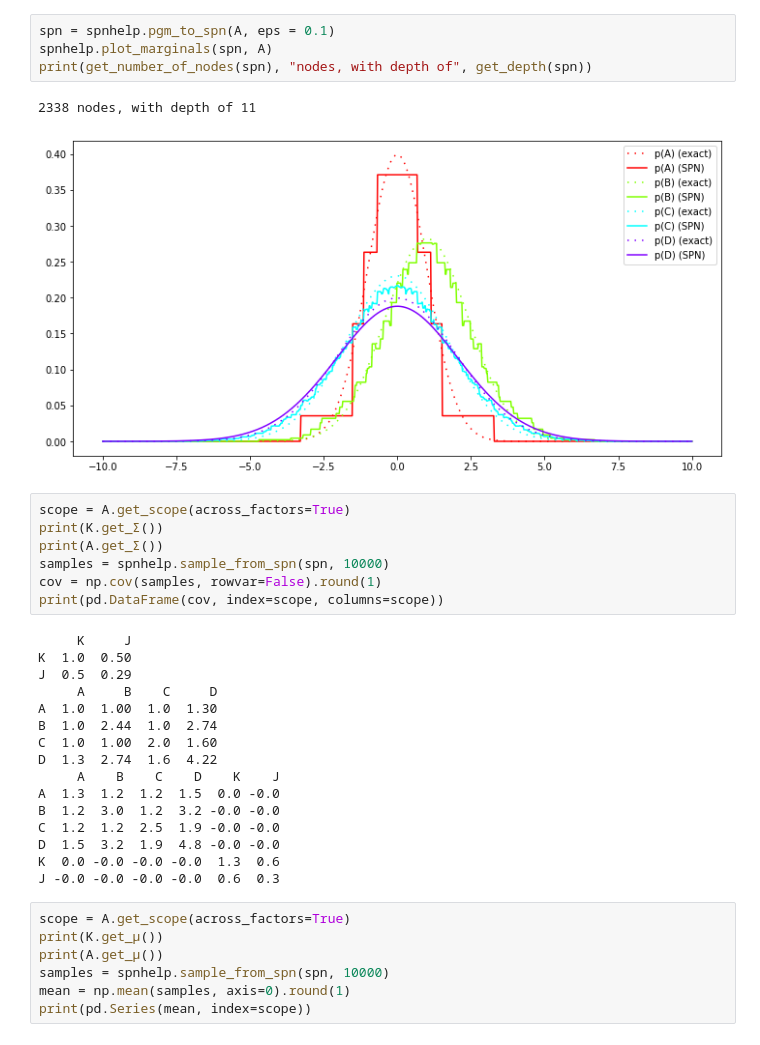
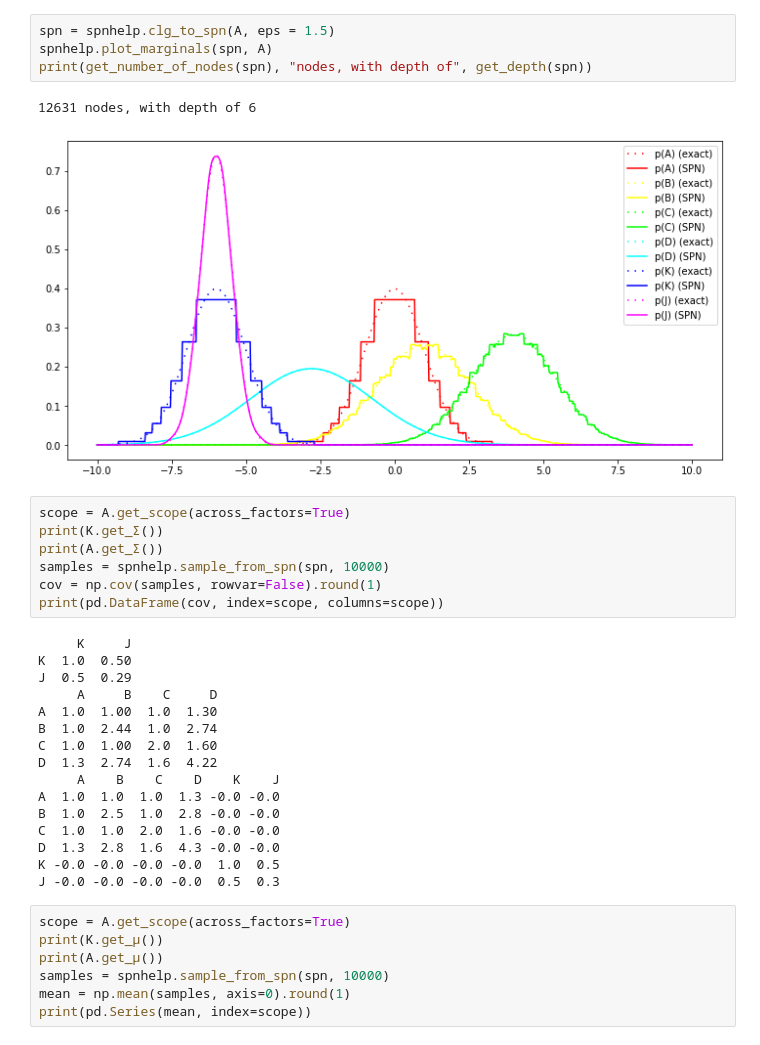
Before and after one commit to Whatisthisname/bayesian_network_to_spn, a Jupyter notebook: nb_clg_to_spn2.ipynb, the cells around one changed output. Drawn from its saved outputs; the diff is of its cells as text.

```diff
--- a/nb_clg_to_spn2.ipynb
+++ b/nb_clg_to_spn2.ipynb
@@ -114,12 +126,12 @@ display(A.get_graph(detailed=True))
 [drawing not drawn]
 [drawing not drawn]
 # %%
-spn = spnhelp.pgm_to_spn(A, eps = 0.1)
+spn = spnhelp.clg_to_spn(A, eps = 1.5)
 spnhelp.plot_marginals(spn, A)
 print(get_number_of_nodes(spn), "nodes, with depth of", get_depth(spn))
 # %% [output]
-2338 nodes, with depth of 11
+12631 nodes, with depth of 6
-[figure, old version]
+[figure, new version]
 # %%
 scope = A.get_scope(across_factors=True)
 print(K.get_Σ())
@@ -137,12 +149,12 @@ B  1.0  2.44  1.0  2.74
 C  1.0  1.00  2.0  1.60
 D  1.3  2.74  1.6  4.22
      A    B    C    D    K    J
-A  1.3  1.2  1.2  1.5  0.0 -0.0
-B  1.2  3.0  1.2  3.2 -0.0 -0.0
-C  1.2  1.2  2.5  1.9 -0.0 -0.0
-D  1.5  3.2  1.9  4.8 -0.0 -0.0
-K  0.0 -0.0 -0.0 -0.0  1.3  0.6
-J -0.0 -0.0 -0.0 -0.0  0.6  0.3
+A  1.0  1.0  1.0  1.3 -0.0 -0.0
+B  1.0  2.5  1.0  2.8 -0.0 -0.0
+C  1.0  1.0  2.0  1.6 -0.0 -0.0
+D  1.3  2.8  1.6  4.3 -0.0 -0.0
+K -0.0 -0.0 -0.0 -0.0  1.0  0.5
+J -0.0 -0.0 -0.0 -0.0  0.5  0.3
 # %%
 scope = A.get_scope(across_factors=True)
 print(K.get_µ())
```
Also changed, not shown: parts of 7 cells of this notebook, 13 other files.
